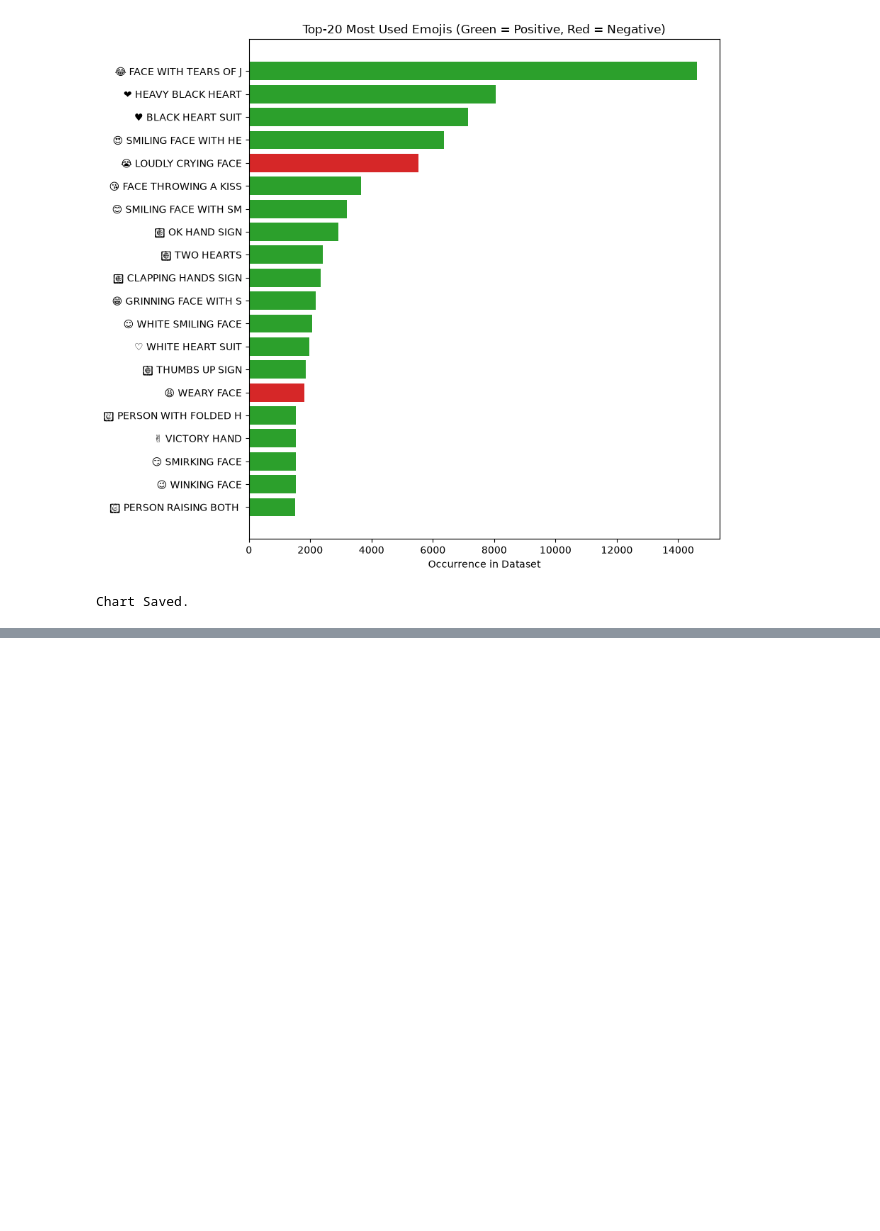
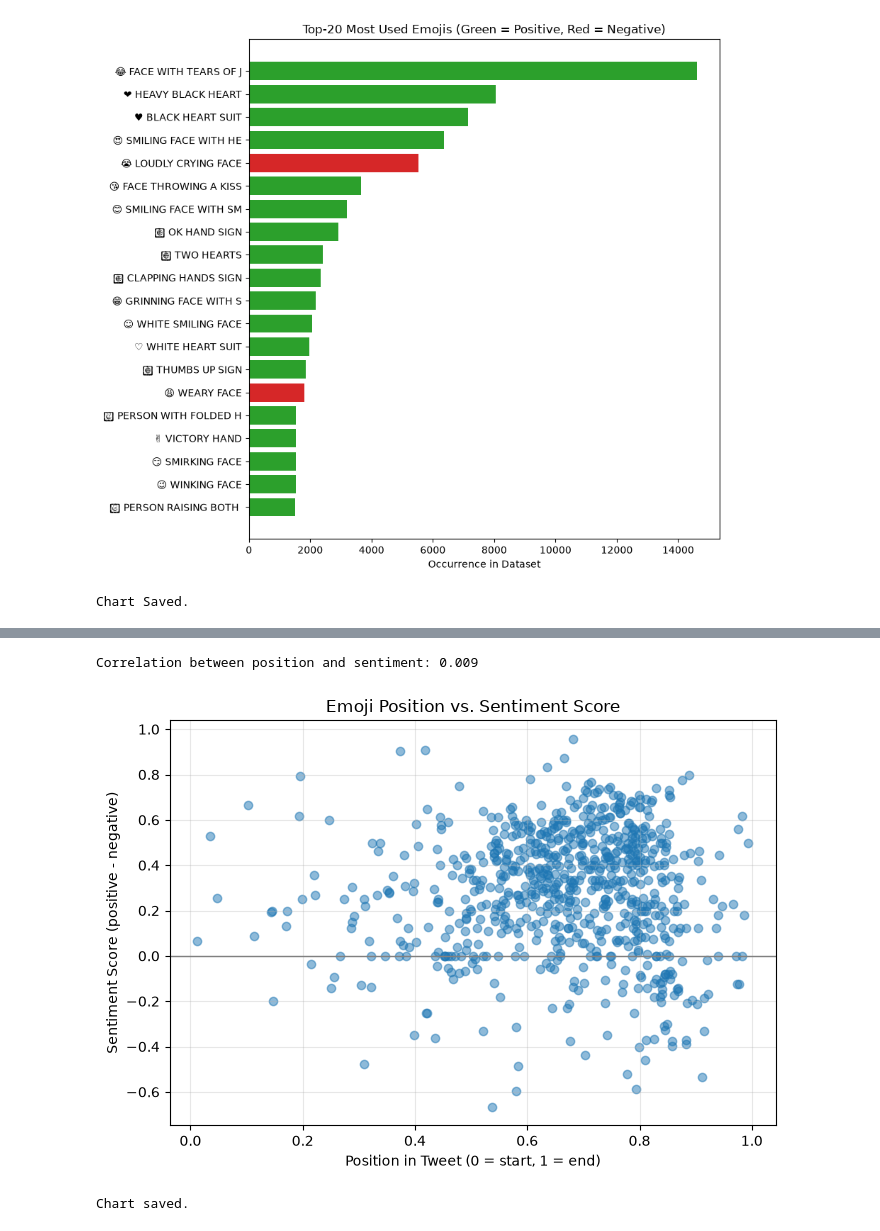
Before and after one commit to dakshita01/data-science-portfolio, a Jupyter notebook: 02-emoji-sentiment/notebook/emoji_sentiment.ipynb, the cells around one changed output, grey strips where cells are left out. Saved outputs shown, nothing was run; the diff lists cells and outputs as text; code cells hidden in the pictures; blank space fills up the shorter version.

```diff
--- a/02-emoji-sentiment/notebook/emoji_sentiment.ipynb
+++ b/02-emoji-sentiment/notebook/emoji_sentiment.ipynb
@@ -255,0 +265,35 @@ Chart Saved.
+# %%
+# Relationship between emoji position and sentiment score
+
+correlation = df['position'].corr(df['sentiment'])
+print(f"Correlation between position and sentiment: {correlation:.3f}")
+
+plt.figure(figsize=(7, 5))
+
+plt.scatter(
+    df['position'],
+    df['sentiment'],
+    alpha=0.5,
+    color='C0'
+)
+
+plt.xlabel("Position in Tweet (0 = start, 1 = end)")
+plt.ylabel("Sentiment Score (positive - negative)")
+plt.title("Emoji Position vs. Sentiment Score")
+plt.axhline(0, color='gray', linestyle='--', linewidth=1)
+plt.grid(alpha=0.3)
+plt.tight_layout()
+
+plt.savefig(
+    "../images/plots/position_vs_sentiment_scatter.png",
+    dpi=150,
+    bbox_inches="tight"
+)
+
+plt.show()
+
+print("Chart saved.")
+# %% [output]
+Correlation between position and sentiment: 0.009
+[figure, added]
+Chart saved.
```
Also changed, not shown: parts of 12 cells of this notebook, 2 other files.
